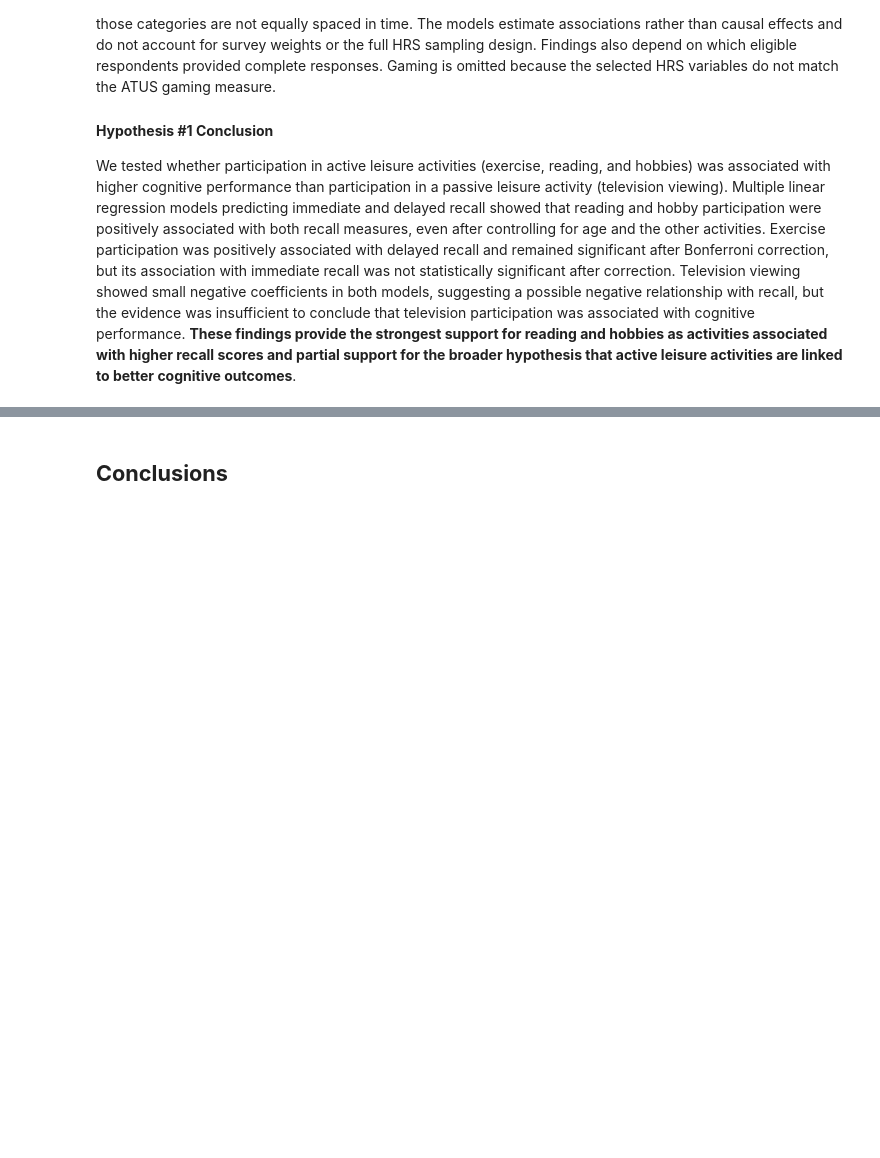
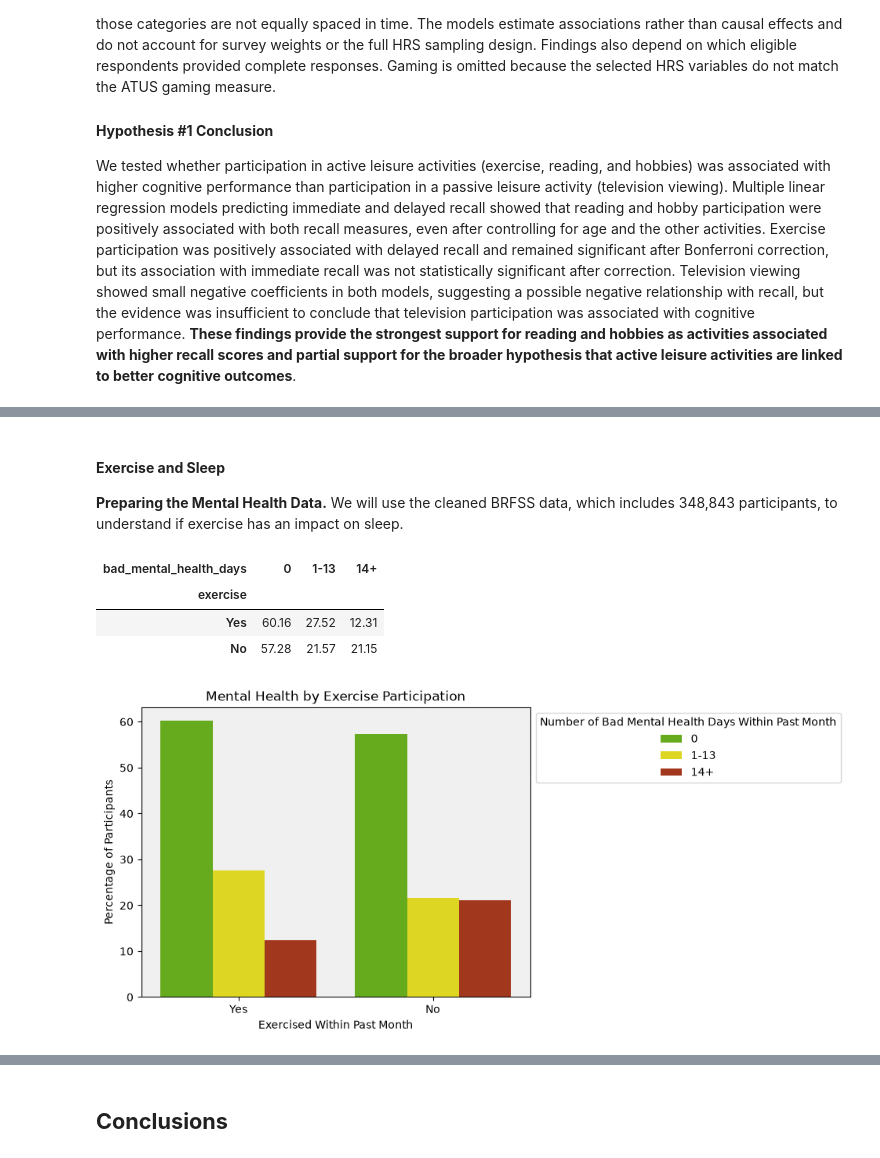
Before and after one commit to rem388/DataSciProject, a Jupyter notebook: Phase4.ipynb, the cells around one changed output, grey strips where cells are left out. Drawn from its saved outputs; the diff is of its cells as text; code cells hidden in the pictures; blank space fills up the shorter version.

```diff
--- a/Phase4.ipynb
+++ b/Phase4.ipynb
@@ -468,0 +621,42 @@ We tested whether participation in active leisure activities (exercise, reading,
+# %% [markdown]
+#### **Exercise and Sleep**
+
+**Preparing the Mental Health Data.** We will use the cleaned BRFSS data, which includes 348,843 participants, to understand if exercise has an impact on sleep.
+# %%
+mental_health = pd.read_csv("data_cleaned/mental_health_people_cleaned.csv")
+
+#Creating Cross-Tabulation
+table = round(pd.crosstab(mental_health["exercise"], mental_health["bad_mental_health_days"], normalize = "index") * 100, 2)
+table = table.rename(columns = {1: "0",
+                              2: "1-13",
+                              3: "14+"})
+table = table.rename(index = {1: "Yes", 2: "No"})
+display(table)
+#Plotting Cross-Tabulation
+plot_data = (table.rename_axis(index="exercise").reset_index().melt(id_vars = "exercise",
+                                                                    var_name = "bad_mental_health_days",
+                                                                    value_name = "percentage"))
+day_colors = {"0" : "#67c107",
+        "1-13" : "#fcf405",
+        "14+" : "#b72a07"}
+ax = sns.barplot(data = plot_data,
+                 x = "exercise",
+                 y = "percentage",
+                 hue = "bad_mental_health_days",
+                 palette = day_colors,
+                 errorbar = None)
+
+plt.title("Mental Health by Exercise Participation")
+plt.xlabel("Exercised Within Past Month")
+plt.ylabel("Percentage of Participants")
+plt.legend(title = "Number of Bad Mental Health Days Within Past Month")
+ax.set_facecolor("#f0f0f0")
+plt.xticks(rotation = 0)
+sns.move_legend(ax, "upper left", bbox_to_anchor = (1, 1));
+plt.show()
+# %% [output]
+| bad_mental_health_days | 0 | 1-13 | 14+ |
+| exercise |  |  |  |
+| Yes | 60.16 | 27.52 | 12.31 |
+| No | 57.28 | 21.57 | 21.15 |
+[figure, added]
```
Also changed, not shown: parts of 15 cells of this notebook, 7 other files.
